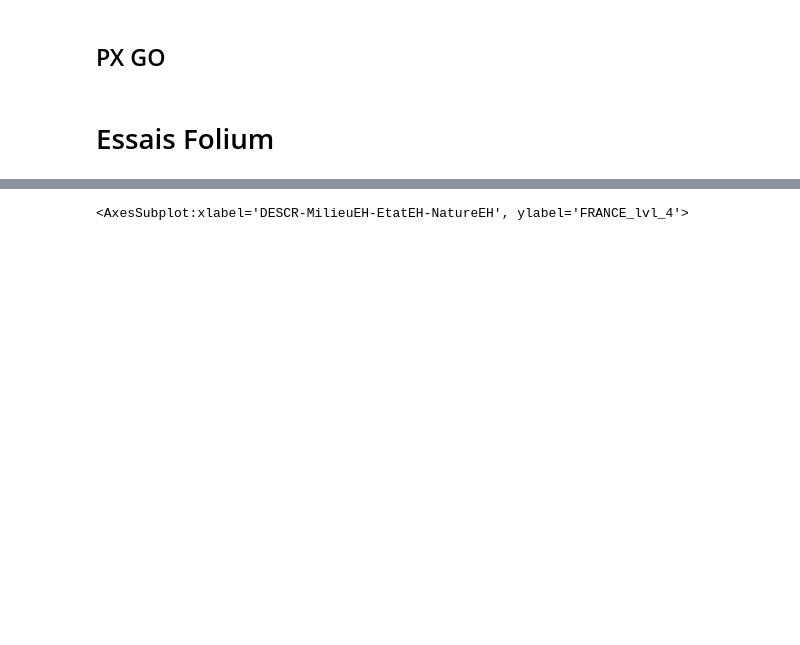
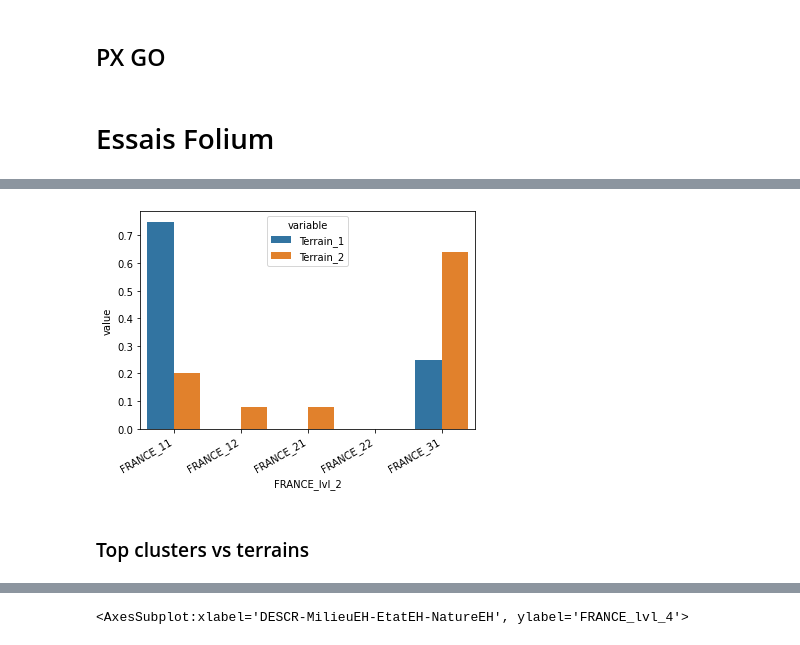
Before and after one commit to jdaranlot/Analyse-Piezo, a Jupyter notebook: Analyse carto - Pour Streamlit.ipynb, the cells around one changed output, grey strips where cells are left out. Drawn from its saved outputs; the diff is of its cells as text; code cells hidden in the pictures; blank space fills up the shorter version.

```diff
--- a/Analyse carto - Pour Streamlit.ipynb
+++ b/Analyse carto - Pour Streamlit.ipynb
@@ -848,0 +798,6 @@ f_cluster_terrain (data_piezo_data, cluster_level, filt_EtatEH, filt_MilieuEH, f
+# %%
+cross = pd.crosstab(data_piezo_data[cluster_level], columns=[data_piezo_data["EtatEH"],
+                                                     data_piezo_data["MilieuEH"],
+                                                     data_piezo_data["DESCR"]],
+           normalize='columns')
+cross
@@ -848,0 +815,4 @@ f_cluster_terrain (data_piezo_data, cluster_level, filt_EtatEH, filt_MilieuEH, f
+# %%
+# Création d'un dictionnaire pour lier combinaison de terrain avec numéro de colonne
+# Pas de solution pour utiliser loc avec nom de colonne composé
+dict_from_list = dict(zip(cross.columns, range(len(cross.columns))))
@@ -848,0 +821,21 @@ f_cluster_terrain (data_piezo_data, cluster_level, filt_EtatEH, filt_MilieuEH, f
+# %%
+filt_EtatEH = "Nappe captive"
+filt_MilieuEH = "Poreux"
+filt_DESCR = "Calcaires, marnes et gypse"
+fil_total = filt_EtatEH, filt_MilieuEH, filt_DESCR
+
+
+num_colonne = dict_from_list[fil_total]
+tab_donnees = pd.DataFrame()
+tab_donnees.index = cross.index
+tab_donnees["Terrain_1"] = pd.Series(cross.iloc[:,num_colonne])
+
+filt_EtatEH_2 = "Nappe captive"
+filt_MilieuEH_2 = "Poreux"
+filt_DESCR_2 = "Sables"
+fil_total_2 = filt_EtatEH_2, filt_MilieuEH_2, filt_DESCR_2
+
+num_colonne = dict_from_list[fil_total_2]
+tab_donnees["Terrain_2"] = pd.Series(cross.iloc[:,num_colonne])
+tab_donnees = tab_donnees.reset_index()
+tab_donnees
@@ -848,0 +849,4 @@ f_cluster_terrain (data_piezo_data, cluster_level, filt_EtatEH, filt_MilieuEH, f
+# %%
+tab_donnees_g = tab_donnees.reset_index()
+tab_donnees_g = pd.melt(tab_donnees, id_vars='FRANCE_lvl_2', value_vars=['Terrain_1', 'Terrain_2'])
+tab_donnees_g
@@ -848,0 +865,9 @@ f_cluster_terrain (data_piezo_data, cluster_level, filt_EtatEH, filt_MilieuEH, f
+# %%
+ax = sns.barplot(data=tab_donnees_g, x="FRANCE_lvl_2", y="value", hue='variable')
+ax.set_xticklabels(ax.get_xticklabels(), rotation=30, ha="right")
+ax.set_xticklabels
+_=plt.show()
+# %% [output]
+[figure, added]
+# %% [markdown]
+### Top clusters vs terrains
```
Also changed, not shown: parts of 67 cells of this notebook, 2 other files.
